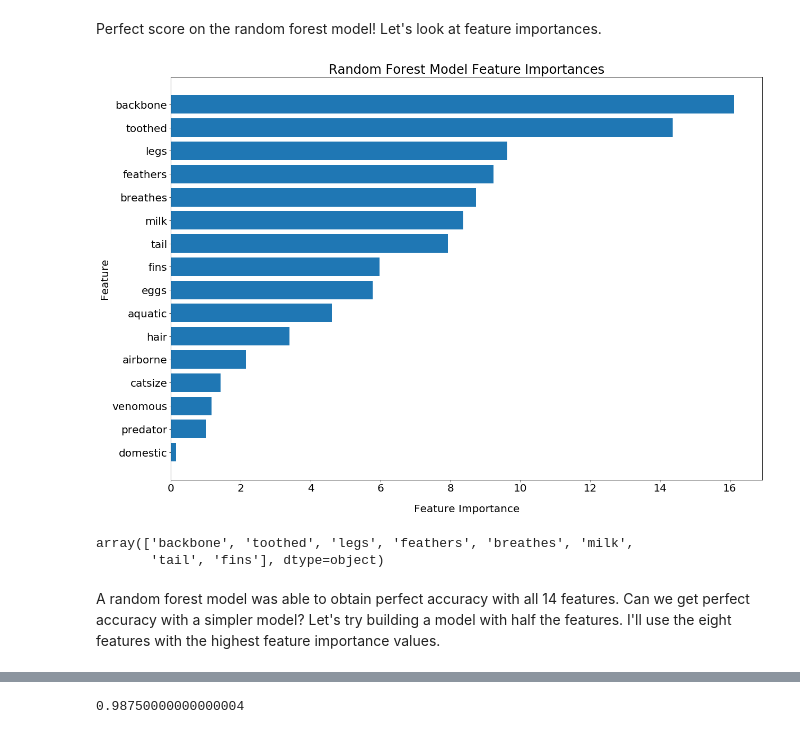
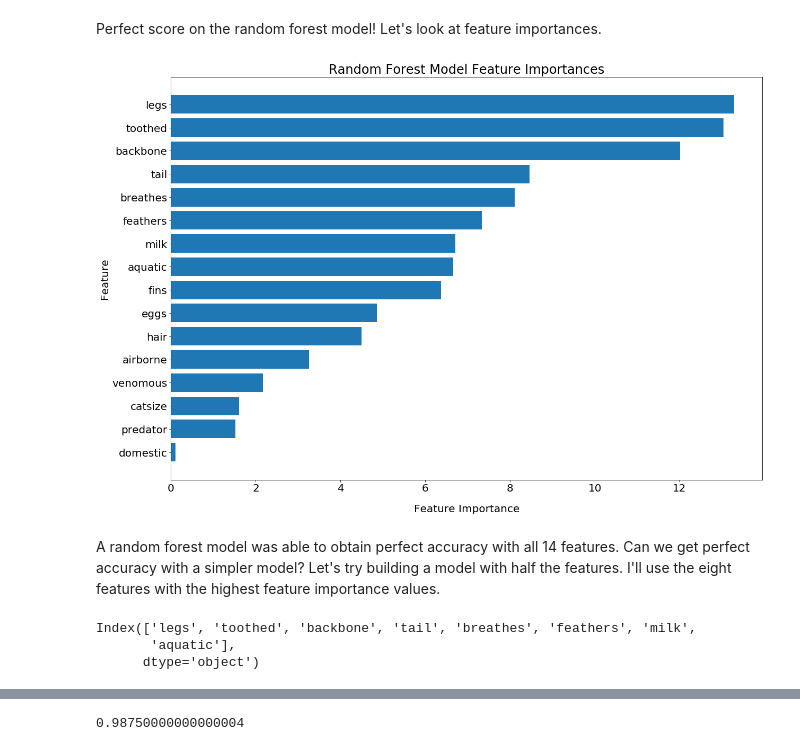
Before and after one commit to ericchan24/Animal-Classification, a Jupyter notebook: 03. Random Forest.ipynb, the cells around one changed output, grey strips where cells are left out. Saved outputs shown, nothing was run; the diff lists cells and outputs as text; code cells hidden in the pictures.

Commit message:
edited random forest.ipynb

```diff
--- a/03. Random Forest.ipynb
+++ b/03. Random Forest.ipynb
@@ -41,10 +41,10 @@ params = {"n_estimators": [50, 100, 200, 400],
 # %%
-model = RandomForestClassifier()
-# Instantiate the RandomizedSearchCV object: model_cv
-model_cv = RandomizedSearchCV(model, params, n_iter=100, cv=3, scoring='accuracy', random_state = 42)
-# Fit it to the data
-model_cv.fit(X_train_std, y_train)
+# model = RandomForestClassifier()
+# # Instantiate the RandomizedSearchCV object: model_cv
+# model_cv = RandomizedSearchCV(model, params, n_iter=100, cv=3, scoring='accuracy', random_state = 42)
+# # Fit it to the data
+# model_cv.fit(X_train_std, y_train)
 
-# Print the tuned parameters and score
-print("Tuned Random Forest Parameters: {}".format(model_cv.best_params_))
-print("Best score is {}".format(model_cv.best_score_))
+# # Print the tuned parameters and score
+# print("Tuned Random Forest Parameters: {}".format(model_cv.best_params_))
+# print("Best score is {}".format(model_cv.best_score_))
@@ -54,6 +51,6 @@ Best score is 0.95
 # %%
-model = RandomForestClassifier(class_weight = 'balanced', criterion = 'entropy', max_depth = 4, max_features = 'sqrt',
-                               min_samples_split = 7, n_estimators=200)
+model = RandomForestClassifier(class_weight = 'balanced', criterion = 'entropy', max_depth = 15, max_features = 'sqrt',
+                               min_samples_split = 2, n_estimators=400, random_state = 42)
 model.fit(X_train_std, y_train)
 y_train_pred = model.predict(X_train_std)
 y_pred = model.predict(X_test_std)
@@ -103,24 +100,25 @@ feature_importances_df = pd.DataFrame(data = importances_list * 100, index = fea
 # %%
 y_pos = np.arange(len(feature_importances_df)) #for specifying the y positions of the bar plot
 fig = plt.figure(figsize=(20,14)) #increase graph size
-plt.barh(y_pos, np.flipud(feature_importances.loc[:, 'Feature Importance'].values), align='center') #plot the horizontal bars --> position, bar length
+plt.barh(y_pos, np.flipud(feature_importances_df.loc[:, 'Feature Importance'].values), align='center') #plot the horizontal bars --> position, bar length
 plt.xticks(size=20)
-plt.yticks(y_pos, np.flipud(feature_importances.index.values), size=20) #plot bar labels
+plt.yticks(y_pos, np.flipud(feature_importances_df.index.values), size=20) #plot bar labels
 plt.xlabel('Feature Importance', size=20, labelpad=20) #labelpad increases space between xlabel and xaxis
 plt.ylabel('Feature', size=20)
 plt.title('Random Forest Model Feature Importances', size=24);
 # %% [output]
-[figure, old version]
+[figure, new version]
-# %%
-feature_importances_df.index.values[:8]
-# %% [output]
-array(['backbone', 'toothed', 'legs', 'feathers', 'breathes', 'milk',
-       'tail', 'fins'], dtype=object)
 # %% [markdown]
 A random forest model was able to obtain perfect accuracy with all 14 features. Can we get perfect accuracy with a simpler model? Let's try building a model with half the features. I'll use the eight features with the highest feature importance values.
 # %%
 features_to_keep = feature_importances_df.index.values[:8]
 small_df = df[features_to_keep]
+# %%
+small_df.columns
+# %% [output]
+Index(['legs', 'toothed', 'backbone', 'tail', 'breathes', 'feathers', 'milk',
+       'aquatic'],
+      dtype='object')
 # %%
 X_train, X_test, y_train, y_test = train_test_split(small_df, y, test_size=0.20, random_state=42, stratify=y)
 # %%
```
Also changed, not shown: parts of 22 cells of this notebook.
